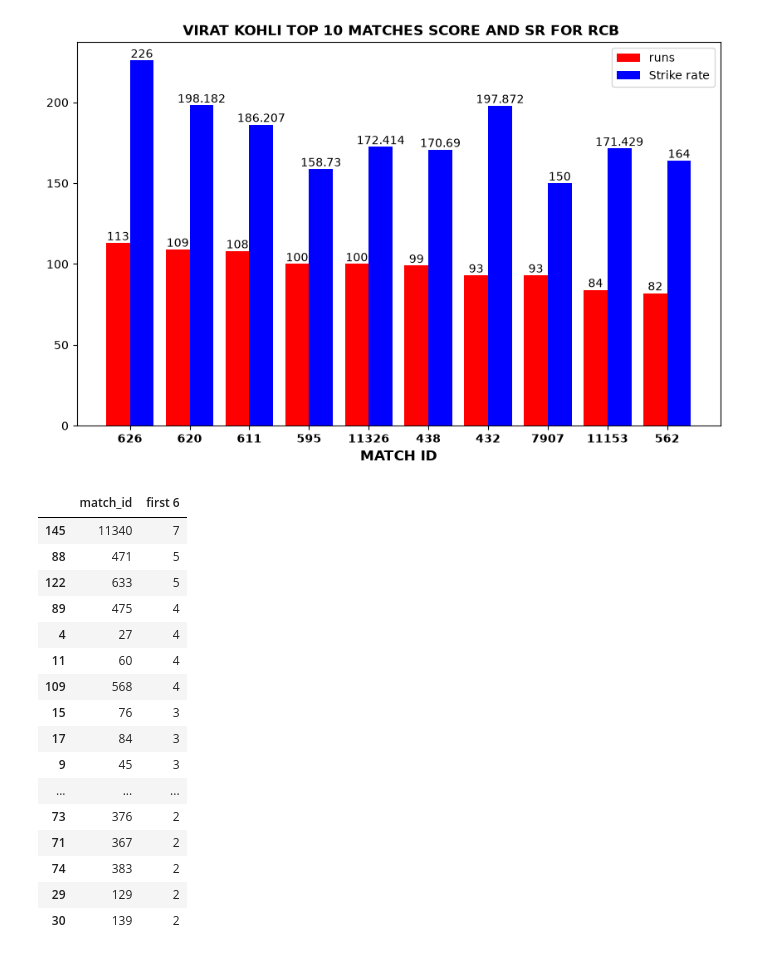
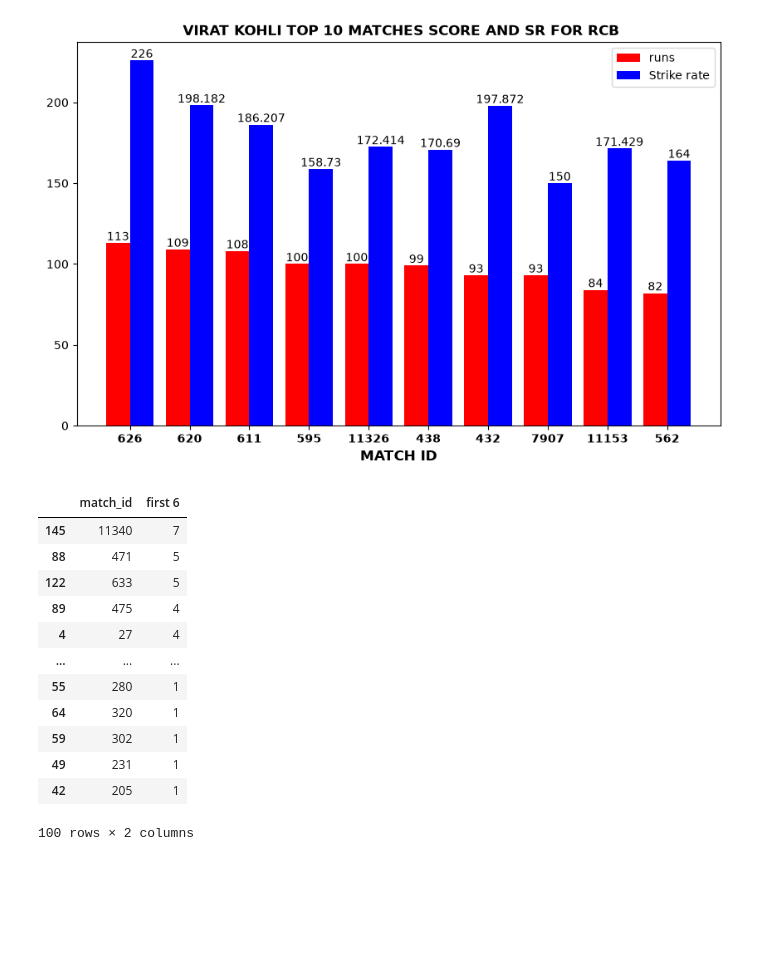
Before and after one commit to Prince-chaubey9/EDA-project, a Jupyter notebook: ipl/ipl_data.ipynb, the cells around one changed output. Saved outputs shown, nothing was run; the diff lists cells and outputs as text; code cells hidden in the pictures; blank space fills up the shorter version.

```diff
--- a/ipl/ipl_data.ipynb
+++ b/ipl/ipl_data.ipynb
@@ -385,34 +385,30 @@ plt.legend()
 # %%
 RCB= data[data['batting_team']=='Royal Challengers Bangalore']
 RCB = RCB.fillna(0)
 RCB= RCB[RCB['player_dismissed']!= 0]
 
 # wicket loss in first 6 overs
 
 RCB_first6= RCB[RCB['over']<=6]
 RCB_first6= RCB_first6.groupby('match_id')['player_dismissed'].count()
 RCB_first6=pd.DataFrame(RCB_first6)
-RCB_first6=RCB_first6.reset_index().sort_values('player_dismissed',ascending=False).head(50)
+RCB_first6=RCB_first6.reset_index().sort_values('player_dismissed',ascending=False).head(100)
 RCB_first6= RCB_first6.rename(columns={'player_dismissed':'first 6'})
 RCB_first6
 # %% [output]
 |  | match_id | first 6 |
 | 145 | 11340 | 7 |
 | 88 | 471 | 5 |
 | 122 | 633 | 5 |
 | 89 | 475 | 4 |
 | 4 | 27 | 4 |
-| 11 | 60 | 4 |
-| 109 | 568 | 4 |
-| 15 | 76 | 3 |
-| 17 | 84 | 3 |
-| 9 | 45 | 3 |
 | ... | ... | ... |
-| 73 | 376 | 2 |
-| 71 | 367 | 2 |
-| 74 | 383 | 2 |
-| 29 | 129 | 2 |
-| 30 | 139 | 2 |
+| 55 | 280 | 1 |
+| 64 | 320 | 1 |
+| 59 | 302 | 1 |
+| 49 | 231 | 1 |
+| 42 | 205 | 1 |
+100 rows × 2 columns
 # %%
 # wicket loos in 7 to 15 over
 RCB_first15= RCB[(RCB['over']>6) & (RCB['over']<=15)]
```
Also changed, not shown: parts of 7 cells of this notebook, 1 other file.
